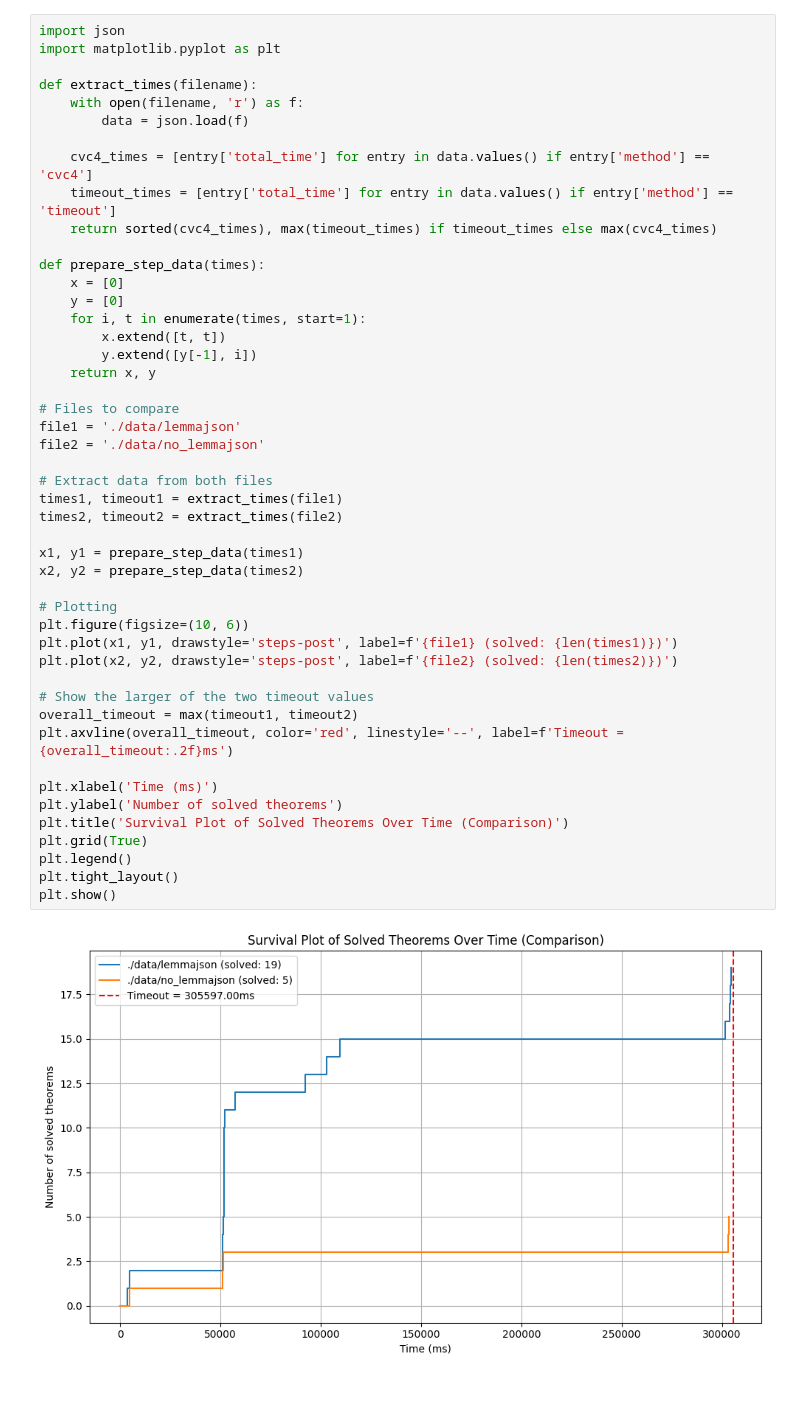
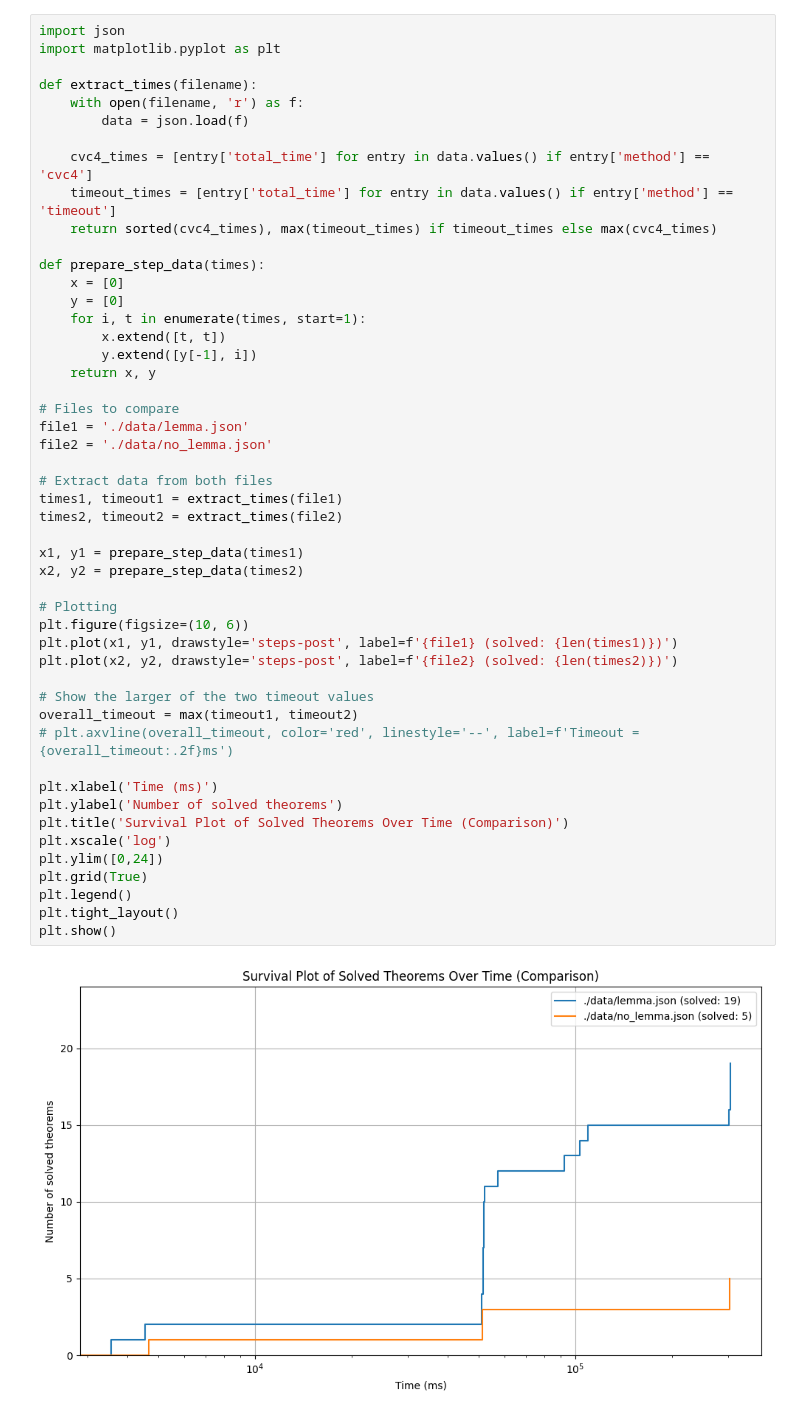
Before and after one commit to luigirinaldi/fyp, a Jupyter notebook: gen_graphs/graph.ipynb, the cells around one changed output. Drawn from its saved outputs; the diff is of its cells as text.

Commit message:
update graphing

```diff
--- a/gen_graphs/graph.ipynb
+++ b/gen_graphs/graph.ipynb
@@ -16,34 +16,36 @@ def prepare_step_data(times):
     for i, t in enumerate(times, start=1):
         x.extend([t, t])
         y.extend([y[-1], i])
     return x, y
 
 # Files to compare
-file1 = './data/lemmajson'
-file2 = './data/no_lemmajson'
+file1 = './data/lemma.json'
+file2 = './data/no_lemma.json'
 
 # Extract data from both files
 times1, timeout1 = extract_times(file1)
 times2, timeout2 = extract_times(file2)
 
 x1, y1 = prepare_step_data(times1)
 x2, y2 = prepare_step_data(times2)
 
 # Plotting
 plt.figure(figsize=(10, 6))
 plt.plot(x1, y1, drawstyle='steps-post', label=f'{file1} (solved: {len(times1)})')
 plt.plot(x2, y2, drawstyle='steps-post', label=f'{file2} (solved: {len(times2)})')
 
 # Show the larger of the two timeout values
 overall_timeout = max(timeout1, timeout2)
-plt.axvline(overall_timeout, color='red', linestyle='--', label=f'Timeout = {overall_timeout:.2f}ms')
+# plt.axvline(overall_timeout, color='red', linestyle='--', label=f'Timeout = {overall_timeout:.2f}ms')
 
 plt.xlabel('Time (ms)')
 plt.ylabel('Number of solved theorems')
 plt.title('Survival Plot of Solved Theorems Over Time (Comparison)')
+plt.xscale('log')
+plt.ylim([0,24])
 plt.grid(True)
 plt.legend()
 plt.tight_layout()
 plt.show()
 # %% [output]
-[figure, old version]
+[figure, new version]
```
